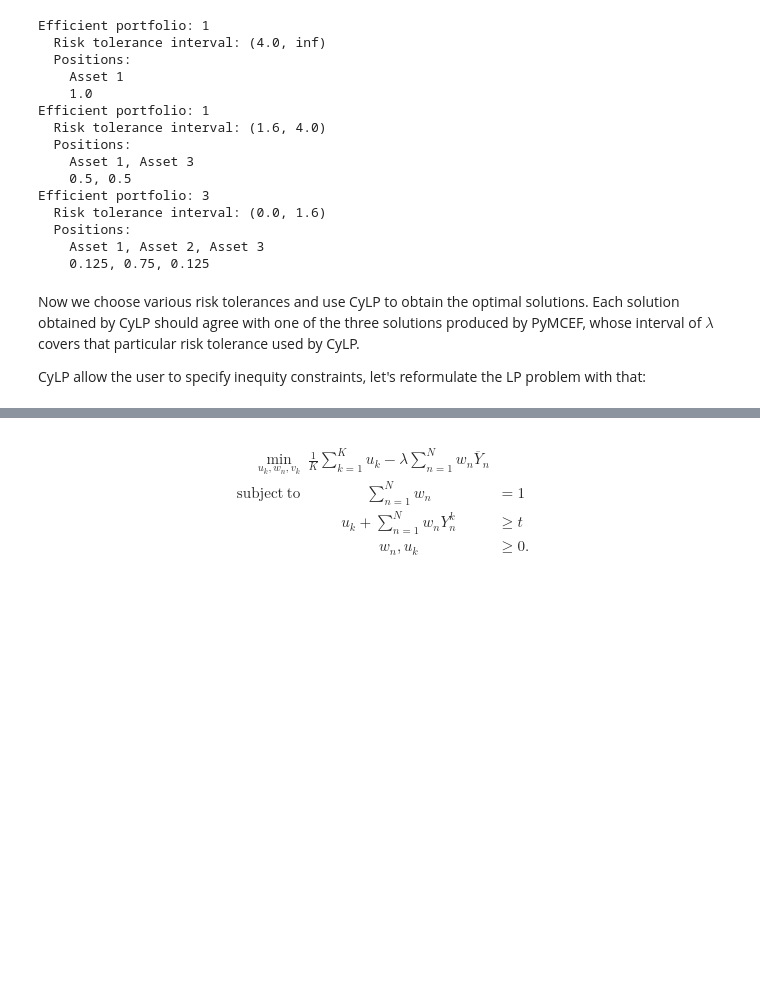
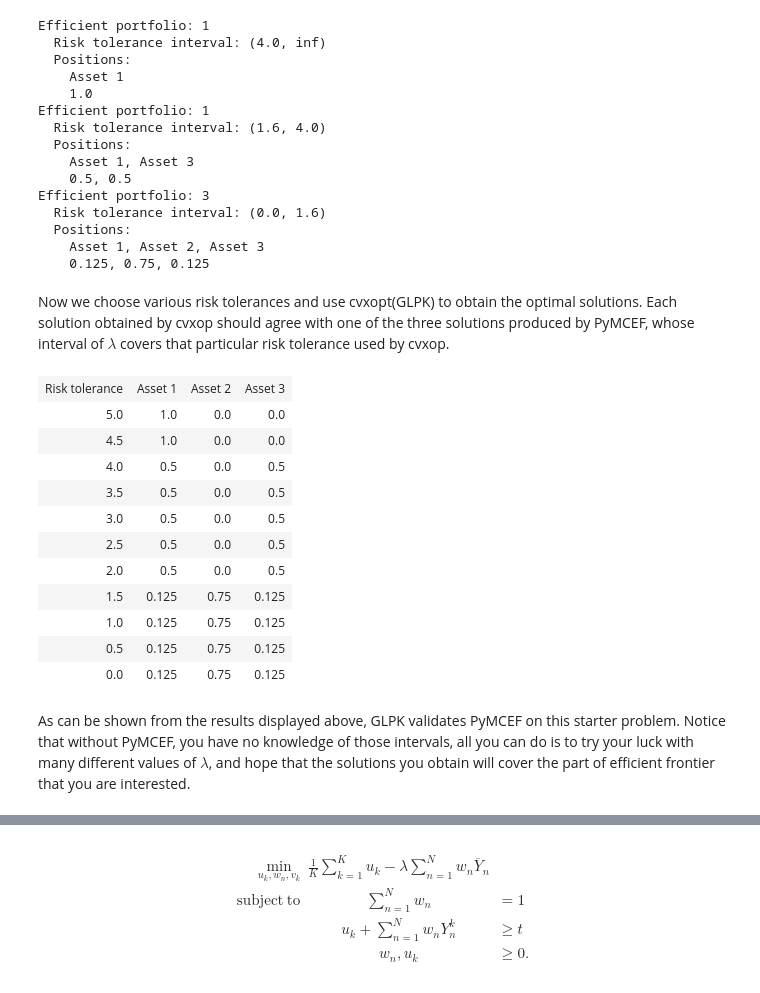
Before and after one commit to zhangyi-hu/pymcef, a Jupyter notebook: Benchmark.ipynb, the cells around one changed output, grey strips where cells are left out. Drawn from its saved outputs; the diff is of its cells as text; code cells hidden in the pictures; blank space fills up the shorter version.

```diff
--- a/Benchmark.ipynb
+++ b/Benchmark.ipynb
@@ -132,7 +131,58 @@ Efficient portfolio: 3
     Asset 1, Asset 2, Asset 3
     0.125, 0.75, 0.125
 # %% [markdown]
-Now we choose various risk tolerances and use CyLP to obtain the optimal solutions.
-Each solution obtained by CyLP should agree with one of the three solutions produced by PyMCEF, whose interval of $\lambda$ covers that particular risk tolerance used by CyLP.
-
-CyLP allow the user to specify inequity constraints, let's reformulate the LP problem with that:
+Now we choose various risk tolerances and use cvxopt(GLPK) to obtain the optimal solutions.
+Each solution obtained by cvxop should agree with one of the three solutions produced by PyMCEF, whose interval of $\lambda$ covers that particular risk tolerance used by cvxop.
+# %%
+from cvxopt import solvers, matrix
+solvers.options['show_progress'] = False
+
+def Solve_With_GLPK(returns, lbds, t):
+    numSims = returns.shape[0]
+    numAssets = returns.shape[1]
+    idn = np.eye(numSims)
+    A_ub = - np.hstack((idn, returns)) # <= -t
+    b_ub = np.array([-t]*numSims)
+    c0 = returns.mean(axis=0)
+    c1 = np.array([1.0/numSims] * numSims)
+    A_eq = np.matrix([0.0]*numSims + [1.0] * numAssets)
+    b_eq = np.array([1.0])
+
+    G = matrix(np.vstack((A_ub, -np.eye(numSims + numAssets))))
+    h = matrix([-t]*numSims + [0.0] * (numSims + numAssets))
+    A = matrix([0.0]*numSims + [1.0] * numAssets, (1, numSims + numAssets))
+    b = matrix([1.0])
+    weights_cvxopt = np.zeros((len(lbds), numAssets))
+    for i in range(len(lbds)):
+        lbd = lbds[i]
+        c = matrix(np.hstack((c1, -lbd * c0)))
+        sol_cvxopt = solvers.lp(c, G, h, A=A, b=b, solver='glpk')
+        tmp = np.array(sol_cvxopt['x'][-3:])
+        weights_cvxopt[i, :] = tmp[:, 0]
+    return weights_cvxopt
+# %%
+from IPython.display import HTML, display
+import tabulate
+lambdas = np.linspace(5.0, 0.0, 11)
+weights = Solve_With_GLPK(returns.T, lambdas, 0)
+output = [['Risk tolerance'] + labels]
+for lbd, ws in zip(lambdas, weights):
+    output.append([lbd] + ws.tolist())
+display(HTML(tabulate.tabulate(output, tablefmt='html')))
+# %% [output]
+| Risk tolerance | Asset 1 | Asset 2 | Asset 3 |
+| 5.0 | 1.0 | 0.0 | 0.0 |
+| 4.5 | 1.0 | 0.0 | 0.0 |
+| 4.0 | 0.5 | 0.0 | 0.5 |
+| 3.5 | 0.5 | 0.0 | 0.5 |
+| 3.0 | 0.5 | 0.0 | 0.5 |
+| 2.5 | 0.5 | 0.0 | 0.5 |
+| 2.0 | 0.5 | 0.0 | 0.5 |
+| 1.5 | 0.125 | 0.75 | 0.125 |
+| 1.0 | 0.125 | 0.75 | 0.125 |
+| 0.5 | 0.125 | 0.75 | 0.125 |
+| 0.0 | 0.125 | 0.75 | 0.125 |
+# %% [markdown]
+As can be shown from the results displayed above, GLPK validates PyMCEF on this starter problem.
+Notice that without PyMCEF, you have no knowledge of those intervals, all you can do is to try your luck with many different values of $\lambda$,
+and hope that the solutions you obtain will cover the part of efficient frontier that you are interested.
```
Also changed, not shown: parts of 27 cells of this notebook, 1 other file.
